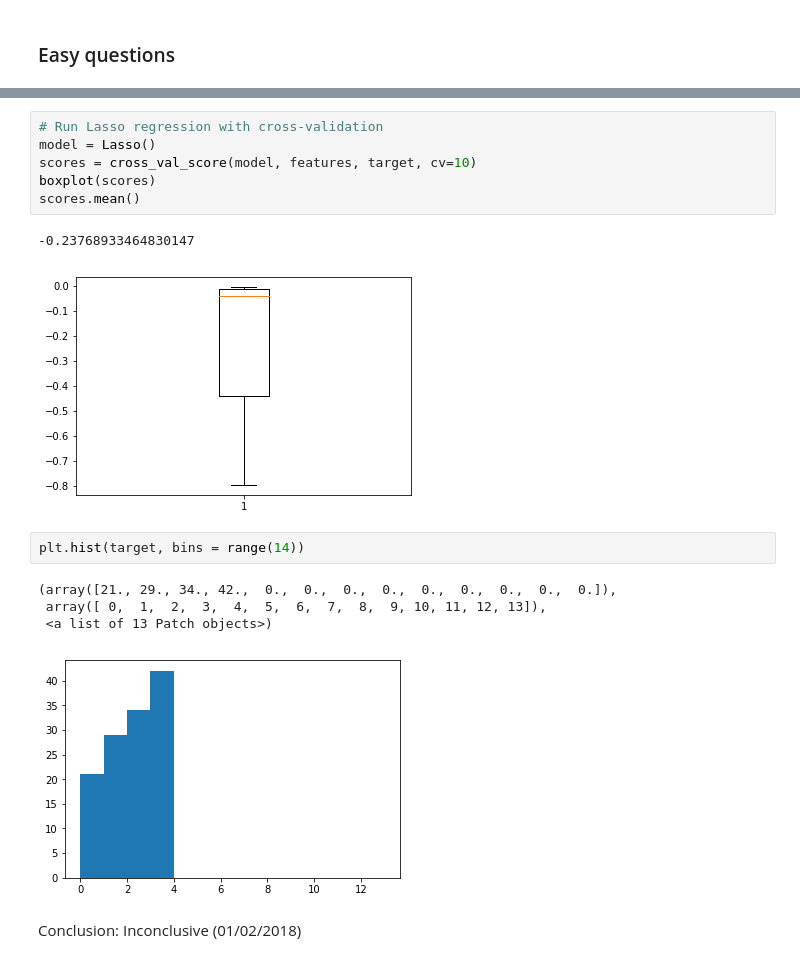
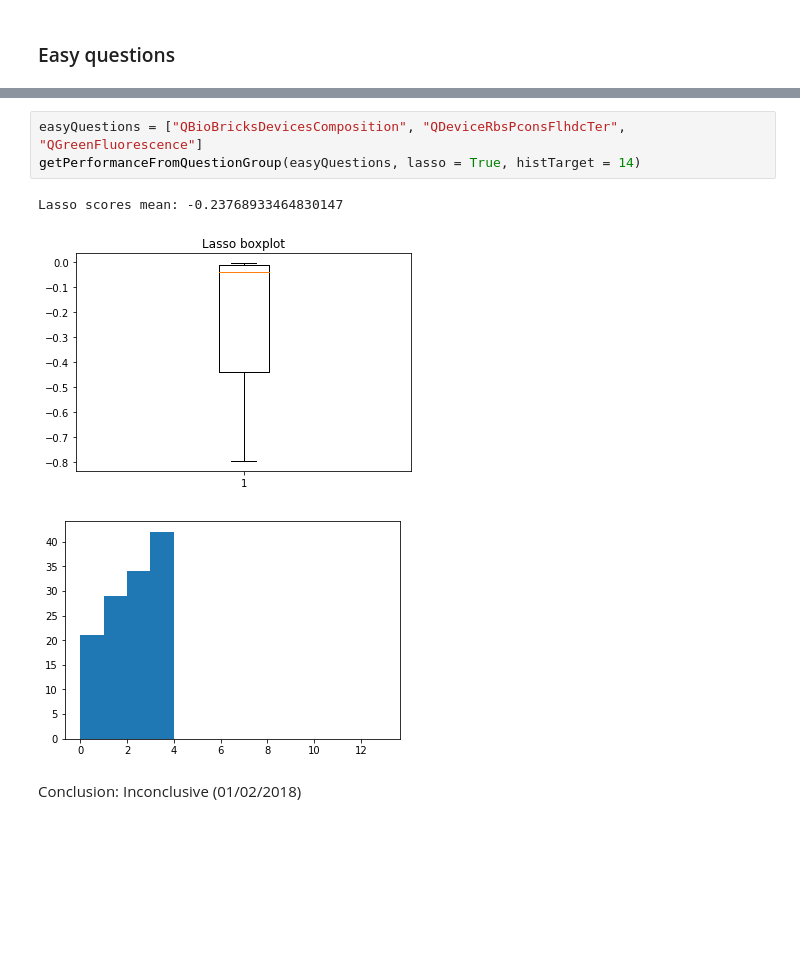
Before and after one commit to CyberCRI/dataanalysis-herocoli-redmetrics, a Jupyter notebook: v1.52.2/Data mining/Classification.ipynb, the cells around one changed output, grey strips where cells are left out. Drawn from its saved outputs; the diff is of its cells as text; blank space fills up the shorter version.

```diff
--- a/v1.52.2/Data mining/Classification.ipynb
+++ b/v1.52.2/Data mining/Classification.ipynb
@@ -434,18 +448,9 @@ features = preprocessing.scale(features)
-# %%
-# Run Lasso regression with cross-validation
-model = Lasso()
-scores = cross_val_score(model, features, target, cv=10)
-boxplot(scores)
-scores.mean()
-# %% [output]
--0.23768933464830147
-[figure, removed]
-# %%
-plt.hist(target, bins = range(14))
-# %% [output]
-(array([21., 29., 34., 42.,  0.,  0.,  0.,  0.,  0.,  0.,  0.,  0.,  0.]),
- array([ 0,  1,  2,  3,  4,  5,  6,  7,  8,  9, 10, 11, 12, 13]),
- <a list of 13 Patch objects>)
-[figure, removed]
+# %%
+easyQuestions = ["QBioBricksDevicesComposition", "QDeviceRbsPconsFlhdcTer", "QGreenFluorescence"]
+getPerformanceFromQuestionGroup(easyQuestions, lasso = True, histTarget = 14)
+# %% [output]
+Lasso scores mean: -0.23768933464830147
+[figure, added]
+[figure, added]
 # %% [markdown]
 Conclusion: Inconclusive (01/02/2018)
```
Also changed, not shown: parts of 23 cells of this notebook, 1 other file.
